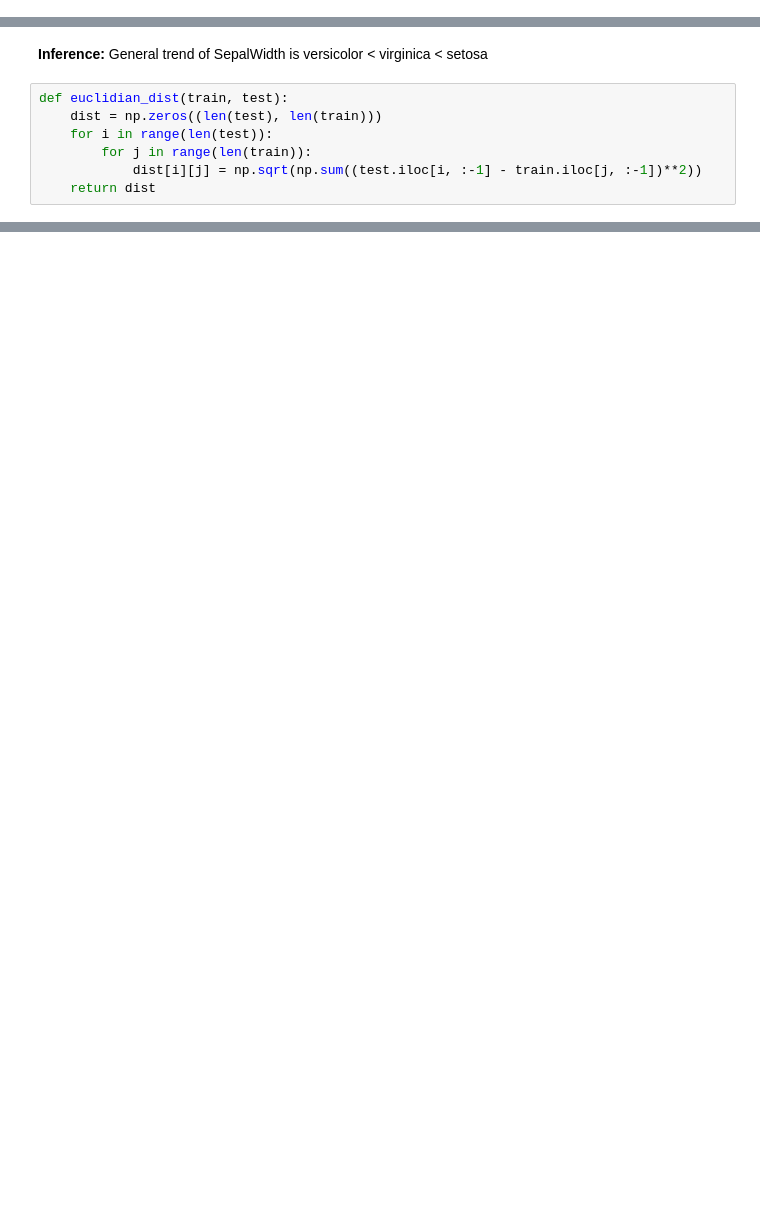
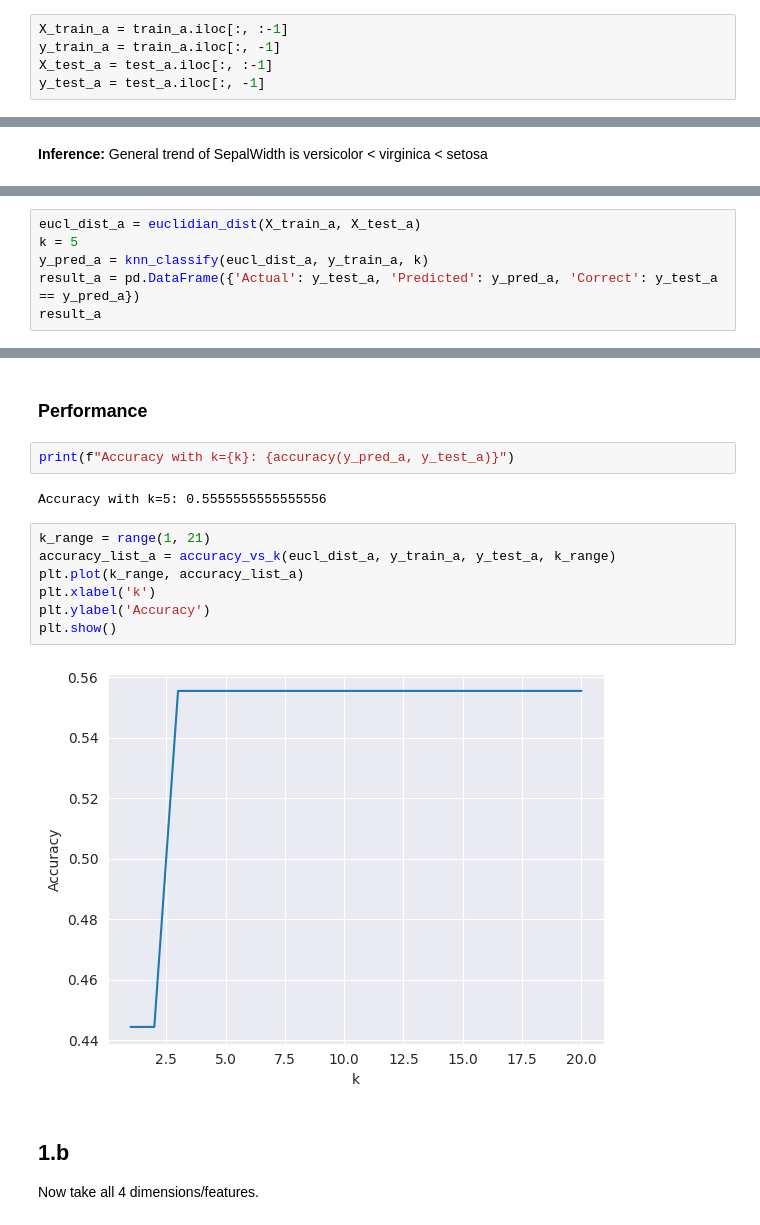
Before and after one commit to abhishekmj303/PR-ML-Lab, a Jupyter notebook: 02-Lab/q1.ipynb, the cells around one changed output, grey strips where cells are left out. Saved outputs shown, nothing was run; the diff lists cells and outputs as text; blank space fills up the shorter version.

```diff
--- a/02-Lab/q1.ipynb
+++ b/02-Lab/q1.ipynb
@@ -54,2 +80,7 @@ a_test = test[col]
+# %%
+X_train_a = train_a.iloc[:, :-1]
+y_train_a = train_a.iloc[:, -1]
+X_test_a = test_a.iloc[:, :-1]
+y_test_a = test_a.iloc[:, -1]
 # %% [markdown]
 ### Plot
@@ -72,9 +113,2 @@ plt.show()
 # %% [markdown]
 **Inference:** General trend of SepalWidth is versicolor < virginica < setosa
-# %%
-def euclidian_dist(train, test):
-    dist = np.zeros((len(test), len(train)))
-    for i in range(len(test)):
-        for j in range(len(train)):
-            dist[i][j] = np.sqrt(np.sum((test.iloc[i, :-1] - train.iloc[j, :-1])**2))
-    return dist
@@ -97,0 +117,6 @@ array([[0.64031242, 0.14142136, 0.5       , ..., 1.48660687, 1.1045361 ,
+# %%
+eucl_dist_a = euclidian_dist(X_train_a, X_test_a)
+k = 5
+y_pred_a = knn_classify(eucl_dist_a, y_train_a, k)
+result_a = pd.DataFrame({'Actual': y_test_a, 'Predicted': y_pred_a, 'Correct': y_test_a == y_pred_a})
+result_a
@@ -97,0 +134,18 @@ array([[0.64031242, 0.14142136, 0.5       , ..., 1.48660687, 1.1045361 ,
+# %% [markdown]
+### Performance
+# %%
+print(f"Accuracy with k={k}: {accuracy(y_pred_a, y_test_a)}")
+# %% [output]
+Accuracy with k=5: 0.5555555555555556
+# %%
+k_range = range(1, 21)
+accuracy_list_a = accuracy_vs_k(eucl_dist_a, y_train_a, y_test_a, k_range)
+plt.plot(k_range, accuracy_list_a)
+plt.xlabel('k')
+plt.ylabel('Accuracy')
+plt.show()
+# %% [output]
+[figure, added]
+# %% [markdown]
+## 1.b
+Now take all 4 dimensions/features.
```
Also changed, not shown: parts of 22 cells of this notebook.
